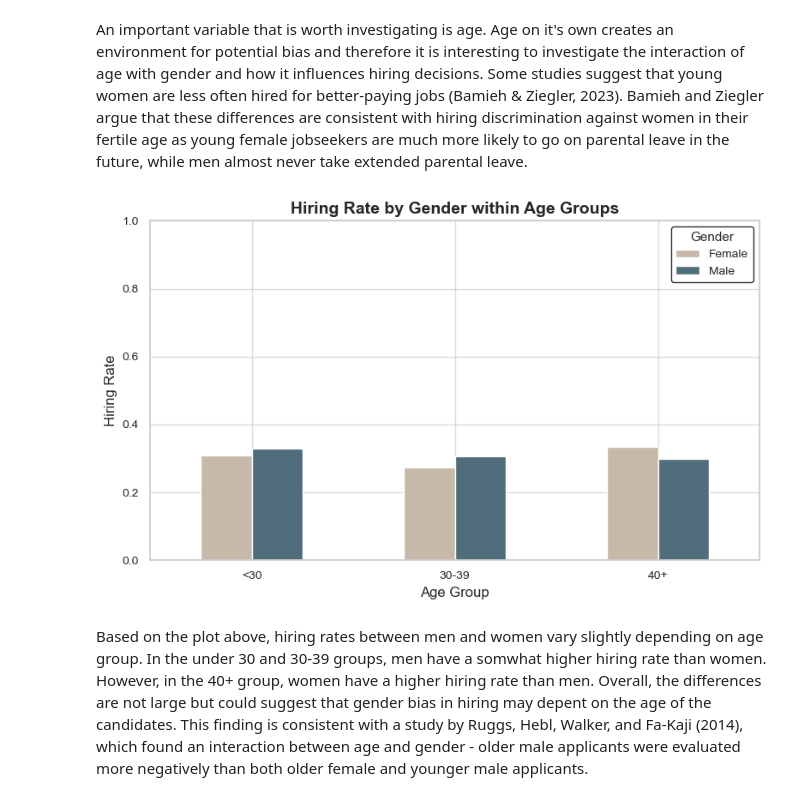
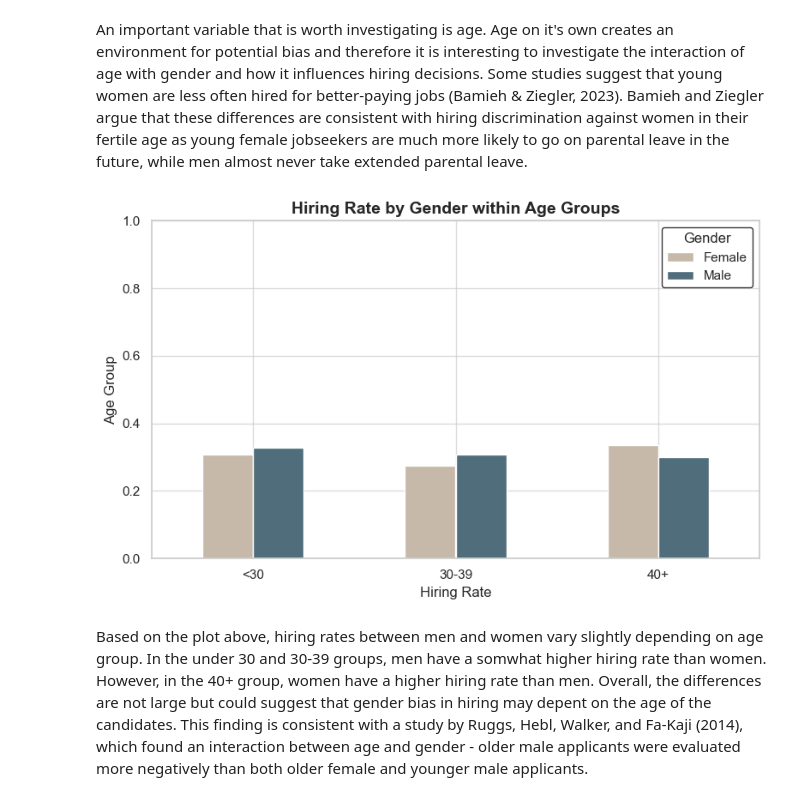
Before and after one commit to tanyadimitrova37/data_science_project, a Jupyter notebook: notebooks/main_analysis.ipynb, the cells around one changed output. Cells and saved outputs as stored; diff of their text form; code cells hidden in the pictures.

```diff
--- a/notebooks/main_analysis.ipynb
+++ b/notebooks/main_analysis.ipynb
@@ -115,28 +104,26 @@ df['hiring_decision'] = df['hiring_decision'].map({'Hired': 1, 'Not Hired': 0})
 df['age_group'] = pd.cut(df['age'], bins = [19, 29, 39, 50], labels = ['<30', '30-39', '40+'])
-# %%
-# Group and pivot
-gender_age_hiring = (df.groupby(['age_group', 'gender'], observed=True)['hiring_decision'].mean().reset_index())
-
-pivot_data = gender_age_hiring.pivot(index='age_group', columns='gender', values='hiring_decision')
-
-fig, ax = plt.subplots(figsize=(8, 5))
-pivot_data.plot(kind='bar',ax=ax,color=['#c7b9a9', '#4f6d7a'])  # neutral taupe & slate blue)
-
-ax.set_title("Hiring Rate by Gender within Age Groups", fontsize=14, weight='bold')
-ax.set_ylabel("Hiring Rate", fontsize=12)
-ax.set_xlabel("Age Group", fontsize=12)
-ax.set_ylim(0, 1)
-
-ax.legend(title="Gender",fontsize=10,title_fontsize=11,frameon=True,edgecolor='black')
-
-ax.grid(True, alpha=0.7)
-plt.xticks(rotation=0, fontsize=10)
-plt.yticks(fontsize=10)
-
-plt.tight_layout()
-plt.show()
-# %% [output]
-[figure, removed]
+# %%
+gender_age_hiring = (df.groupby(['age_group', 'gender'], observed = True)['hiring_decision'].mean().reset_index())
+
+pivot_data = gender_age_hiring.pivot(index = 'age_group', columns = 'gender', values = 'hiring_decision')
+
+fig, ax = plt.subplots(figsize = (8, 5))
+pivot_data.plot(kind = 'bar', ax = ax, color = ['#c7b9a9', '#4f6d7a'])
+
+ax.set_title('Hiring Rate by Gender within Age Groups', weight = 'bold', fontsize = 14)
+ax.set_xlabel("Hiring Rate")
+ax.set_ylabel("Age Group")
+ax.set_ylim(0, 1)
+
+ax.legend(title = "Gender", frameon = True, edgecolor = 'black')
+
+ax.grid(True, alpha = 0.7)
+plt.xticks(rotation = 0)
+
+plt.tight_layout()
+plt.show()
+# %% [output]
+[figure, added]
 # %% [markdown]
 Based on the plot above, hiring rates between men and women vary slightly depending on age group. In the under 30 and 30-39 groups, men have a somwhat higher hiring rate than women. However, in the 40+ group, women have a higher hiring rate than men. Overall, the differences are not large but could suggest that gender bias in hiring may depent on the age of the candidates. This finding is consistent with a study by Ruggs, Hebl, Walker, and Fa-Kaji (2014), which found an interaction between age and gender - older male applicants were evaluated more negatively than both older female and younger male applicants.
 # %% [markdown]
```
Also changed, not shown: parts of 20 cells of this notebook, 1 other file.
